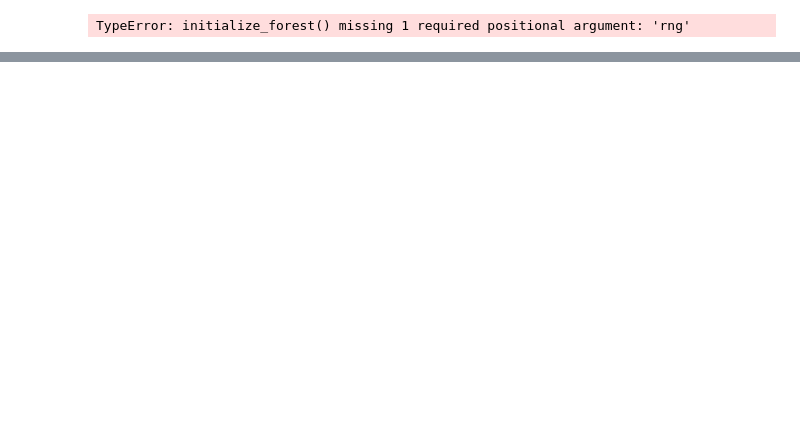
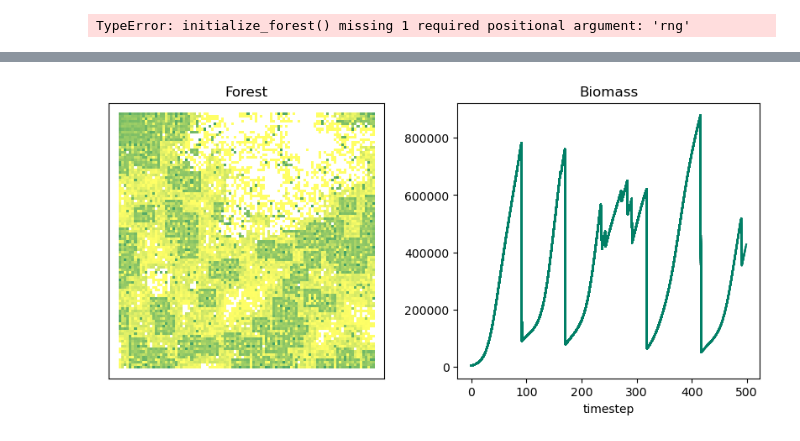
Before and after one commit to jmkahn/QERM497_FinalProject, a Jupyter notebook: animate.ipynb, the cells around one changed output, grey strips where cells are left out. Saved outputs shown, nothing was run; the diff lists cells and outputs as text; code cells hidden in the pictures; blank space fills up the shorter version.

```diff
--- a/animate.ipynb
+++ b/animate.ipynb
@@ -70,3 +70,94 @@ anim = animation.FuncAnimation(
 [interactive output not drawn]
 [interactive output not drawn]
 TypeError: initialize_forest() missing 1 required positional argument: 'rng'
+# %%
+# Usually we use `%matplotlib inline`. However we need `notebook` for the anim to render in the notebook.
+
+import matplotlib.colors as colors
+from simulation import *
+from viz import plot_slices_of_simulation, theme_colors
+import matplotlib.pyplot as plt
+import matplotlib.animation as animation
+from matplotlib.ticker import ScalarFormatter
+
+
+m = 0.5 # placeholder, not used.
+L = 100
+t_steps = 500
+d = 4
+init_grass=0.2
+init_tree=0.1
+p_disp=0.001
+p_prop=0.08
+min_seed=20
+r_grow=0.1
+tree_carrying_capacity = 200
+neighborhood_carrying_capacity = 1900
+max_ignite=0.001
+rng=np.random.default_rng(12340)
+
+params_dict = initialize_params_dict(m=m,
+                                        L=L,
+                                        t_steps=t_steps,
+                                        d=d,
+                                        init_grass=init_grass,
+                                        init_tree=init_tree,
+                                        p_disp=p_disp,
+                                p_prop=p_prop,
+                                min_seed=min_seed,
+                                r_grow=r_grow,
+                                tree_carrying_capacity=tree_carrying_capacity,
+                                neighborhood_carrying_capacity=neighborhood_carrying_capacity,
+                                max_ignite=max_ignite,
+                                rng=rng)
+
+
+# First set up the figure, the axis, and the plot element we want to animate
+fig, ax = plt.subplots(nrows=1, ncols=2, figsize=(8, 4), layout="constrained")
+
+
+forest = initialize_forest(L=L,
+                            d=d,
+                            init_grass=init_grass,
+                            init_tree=init_tree,
+                            rng=rng)
+formatter = ScalarFormatter()
+formatter.set_scientific(True)
+
+im = ax[0].imshow(forest, vmin=1, vmax=tree_carrying_capacity*1.2, alpha=(forest > 0).astype(float))
+im.set_cmap('summer_r')
+ax[1].set_title("Biomass")
+ax[1].set_xlabel("timestep")
+ax[1].get_yaxis().set_major_formatter(formatter)
+ax[0].set_title("Forest")
+ax[0].xaxis.set_visible(False)
+ax[0].yaxis.set_visible(False)
+t,biomass = [],[]
+
+counter = 0
+
+def animate_func(i):
+    global forest, counter
+
+    forest = grow_season(forest, params_dict)
+    forest, area_burned, indices_burned = fire_season(forest, params_dict)
+
+    t.append(i)
+    biomass.append(np.sum(forest))
+    ax[1].plot(t, biomass, color = theme_colors['green'])
+
+    im.set_array(forest)
+    im.set_alpha((forest > 0).astype(float))
+
+    counter =+ 1
+    return [ax]
+
+anim = animation.FuncAnimation(
+                            fig,
+                            animate_func,
+                            frames = t_steps,
+                            interval = 50, # in ms
+                            )
+anim.save('westside.mp4')
+plt.close()
+# %% [output]
@@ -72,0 +166 @@ TypeError: initialize_forest() missing 1 required positional argument: 'rng'
+[figure, added]
```
Also changed, not shown: parts of 1 cell of this notebook, 6 other files.
